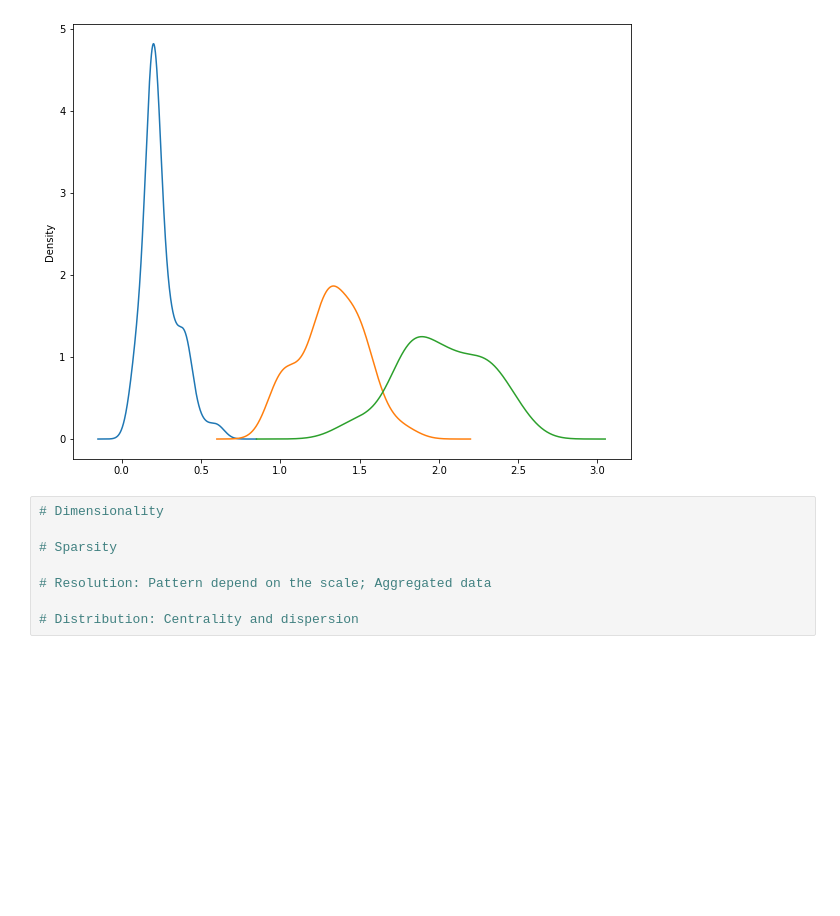
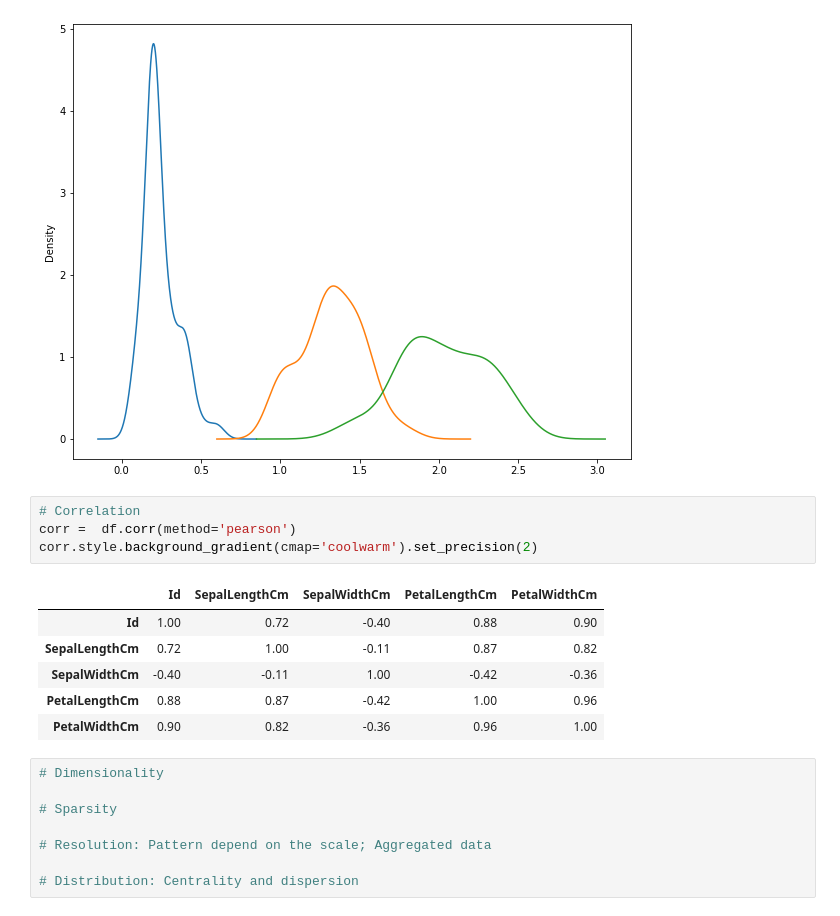
Before and after one commit to egbertocaetano/kaggle, a Jupyter notebook: iris_dataset/iris_dataset.ipynb, the cells around one changed output. Saved outputs shown, nothing was run; the diff lists cells and outputs as text; blank space fills up the shorter version.

Commit message:
adding correlation verification

```diff
--- a/iris_dataset/iris_dataset.ipynb
+++ b/iris_dataset/iris_dataset.ipynb
@@ -106,6 +106,17 @@ Iris-versicolor    AxesSubplot(0.125,0.125;0.775x0.755)
 Iris-virginica     AxesSubplot(0.125,0.125;0.775x0.755)
 Name: PetalWidthCm, dtype: object
 [figure]
+# %%
+# Correlation
+corr =  df.corr(method='pearson')
+corr.style.background_gradient(cmap='coolwarm').set_precision(2)
+# %% [output]
+|  | Id | SepalLengthCm | SepalWidthCm | PetalLengthCm | PetalWidthCm |
+| Id | 1.00 | 0.72 | -0.40 | 0.88 | 0.90 |
+| SepalLengthCm | 0.72 | 1.00 | -0.11 | 0.87 | 0.82 |
+| SepalWidthCm | -0.40 | -0.11 | 1.00 | -0.42 | -0.36 |
+| PetalLengthCm | 0.88 | 0.87 | -0.42 | 1.00 | 0.96 |
+| PetalWidthCm | 0.90 | 0.82 | -0.36 | 0.96 | 1.00 |
 # %%
 # Dimensionality
 
```
